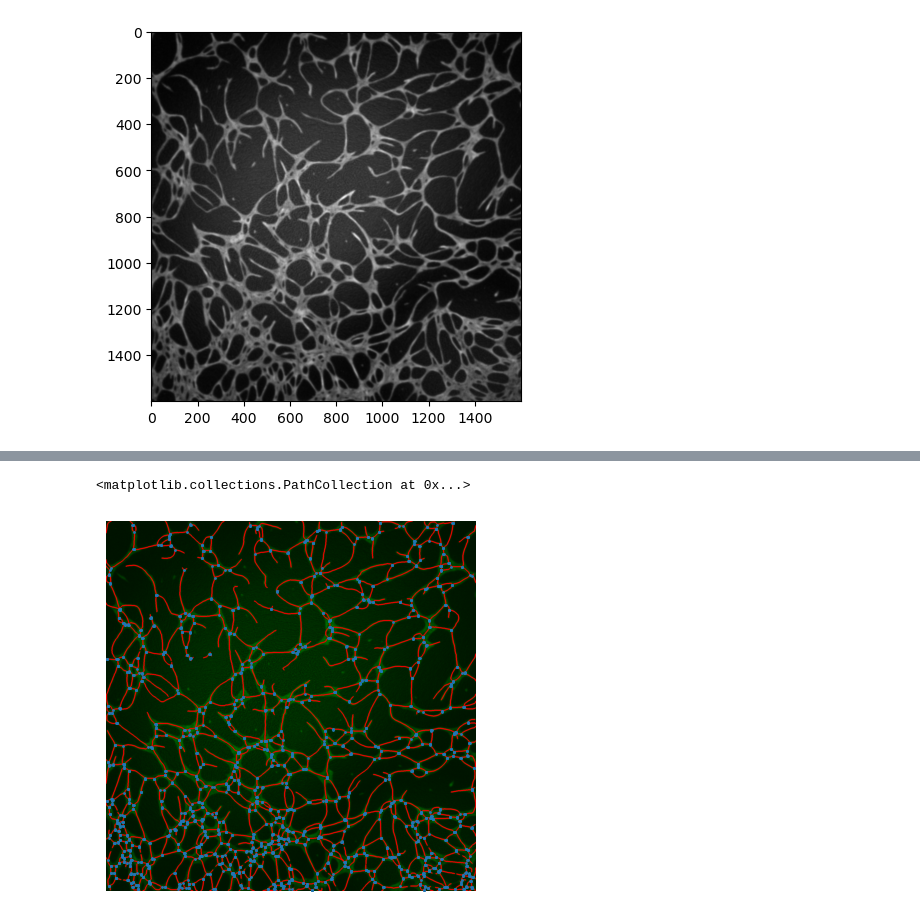
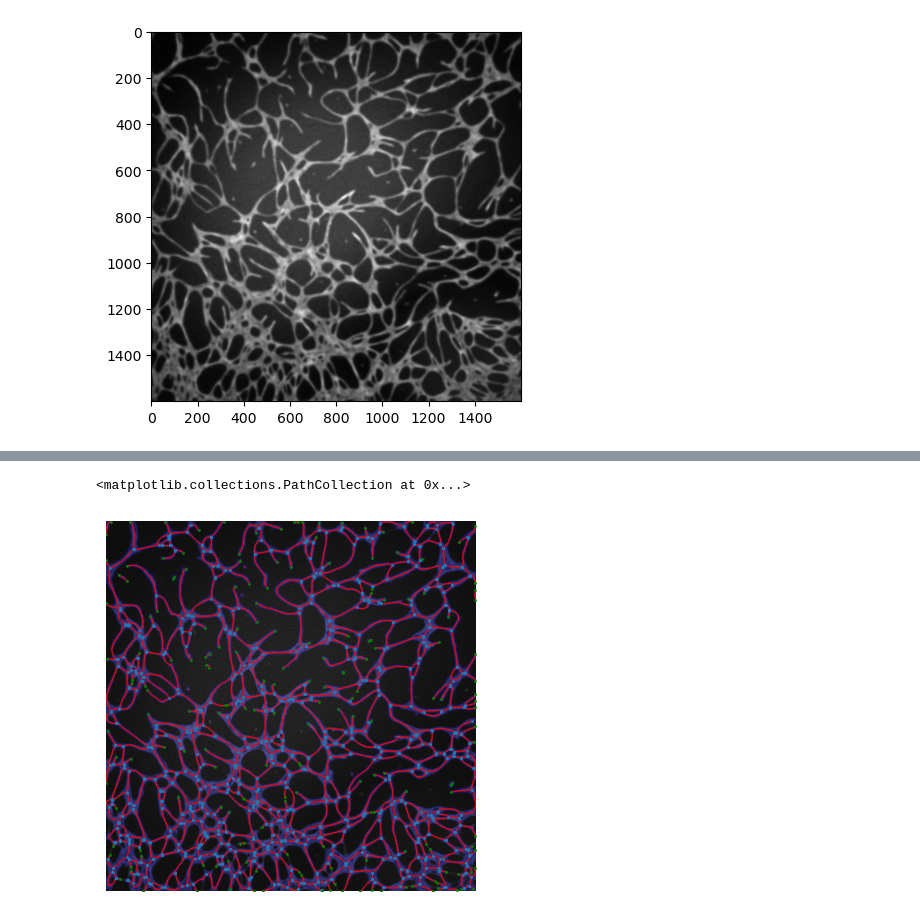
Before and after one commit to HarryKrek/Vascular-Tool, a Jupyter notebook: tester.ipynb, the cells around one changed output, grey strips where cells are left out. Cells and saved outputs as stored; diff of their text form; code cells hidden in the pictures.

Commit message:
New graphing method

```diff
--- a/tester.ipynb
+++ b/tester.ipynb
@@ -56,0 +59,9 @@ plt.imshow(diff, cmap='gray')
+# %%
+#Close Holes
+from skimage.morphology import remove_small_holes, isotropic_dilation
+#remove small holes
+unholed = remove_small_holes(ensmallend, area_threshold = 100)
+#morphological closing
+dilated = isotropic_dilation(unholed, 1) #Dilation only used for skeleton
+
+plt.imshow(dilated, cmap='gray')
@@ -57,5 +71,5 @@ plt.imshow(diff, cmap='gray')
 # %%
-skel = skeletonize(ensmallend)
+skel = skeletonize(dilated)
 plt.imshow(skel, cmap='gray')
 # %% [output]
 <matplotlib.image.AxesImage at 0x...>
@@ -65,0 +80,8 @@ skimage.io.imsave("C:\\Users\\harry\\Downloads\\skel.tiff", skel)
+# %%
+from dsepruning import skel_pruning_DSE
+from scipy.ndimage import distance_transform_edt
+skel_dist = distance_transform_edt(dilated,return_indices=False, return_distances=True)
+plt.imshow(skel_dist)
+pruned_skel = skel_pruning_DSE(skel,skel_dist,100)
+plt.figure()
+plt.imshow(pruned_skel)
@@ -66,5 +123,6 @@ skimage.io.imsave("C:\\Users\\harry\\Downloads\\skel.tiff", skel)
 # %%
 import skan.csr
-import scipy, numpy
-degree = skan.csr.make_degree_image(skel) > 2
-positions = numpy.nonzero(degree)
+degree = skan.csr.make_degree_image(pruned_skel)
+branches = degree > 2
+ends = np.nonzero(degree == 1)
+positions = np.nonzero(branches)
@@ -74,8 +129,10 @@ positions = numpy.nonzero(degree)
 # %%
 from skan import draw
 fig, ax = plt.subplots()
-draw.overlay_skeleton_2d(img, skel, dilate=2, axes=ax)
+masked = label2rgb(dilated,image=img, colors = ['blue'], alpha=0.25)
+draw.overlay_skeleton_2d(masked, pruned_skel, dilate=2, axes=ax)
 plt.scatter(positions[1], positions[0], s=1)
+plt.scatter(ends[1], ends[0], s=1, color = ['green'])
 # %% [output]
 <matplotlib.collections.PathCollection at 0x...>
-[figure, old version]
+[figure, new version]
```
Also changed, not shown: parts of 14 cells of this notebook.
